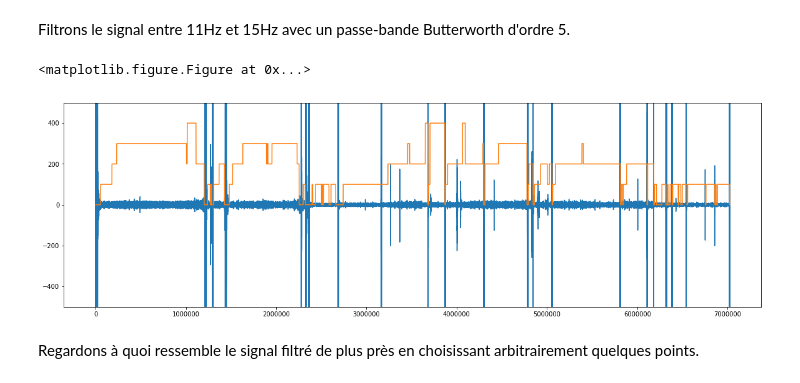
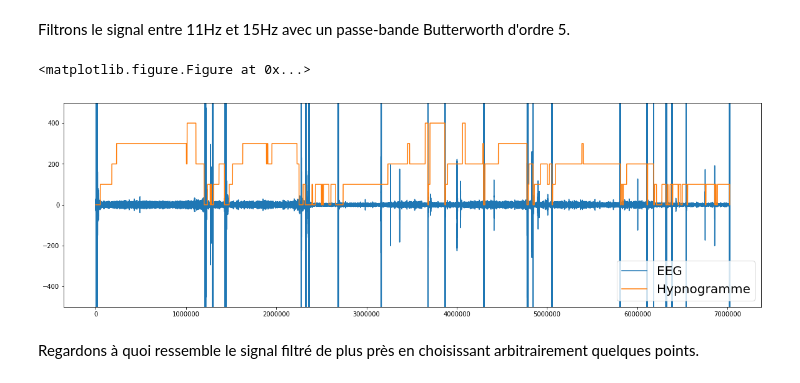
Before and after one commit to ArnoBen/SleepSpindles, a Jupyter notebook: SpindleDetection.ipynb, the cells around one changed output. Cells and saved outputs as stored; diff of their text form; code cells hidden in the pictures.

```diff
--- a/SpindleDetection.ipynb
+++ b/SpindleDetection.ipynb
@@ -79,13 +80,14 @@ for i in range(n_days):
 # %%
 plt.clf()
 plt.figure(figsize = (20,6))
 plt.plot(eeg_signals_filt[3])
 plt.plot(hypnograms_long[3] * 100)
+plt.legend(['EEG', 'Hypnogramme'], fontsize = 20, loc = 4)
 plt.ylim(-500,500)
 plt.show()
 # %% [output]
 <matplotlib.figure.Figure at 0x...>
-[figure, old version]
+[figure, new version]
 # %% [markdown]
 Regardons à quoi ressemble le signal filtré de plus près en choisissant arbitrairement quelques points.
 # %%
```
Also changed, not shown: parts of 13 cells of this notebook, 2 other files.
